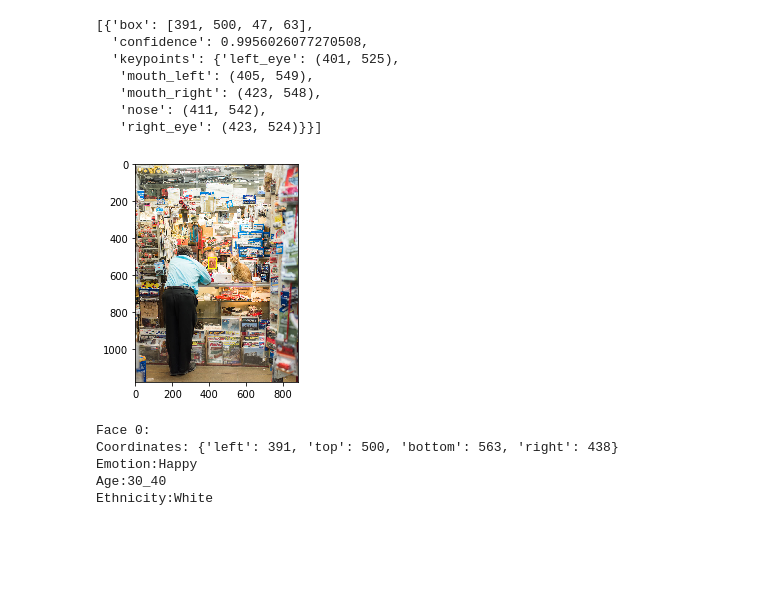
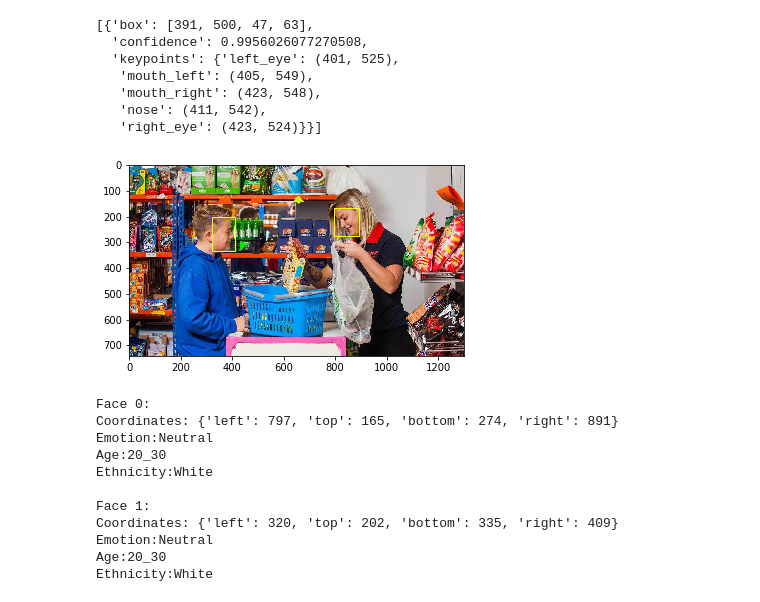
Before and after one commit to the360anuj/lets-face-it, a Jupyter notebook: tcs_submit.ipynb, the cells around one changed output. Cells and saved outputs as stored; diff of their text form; code cells hidden in the pictures; blank space fills up the shorter version.

```diff
--- a/tcs_submit.ipynb
+++ b/tcs_submit.ipynb
@@ -557,5 +614,8 @@ result
 # %%
 def crop_faces(img, mtcnn_result):
+  '''
+  Crop the faces from the images using result from MTCNN
+  '''
   temp_faces = []
 
   img_height = img.shape[0]
@@ -566,8 +626,6 @@ def crop_faces(img, mtcnn_result):
       left, top, width, height = map(int,result['box'])
       right = left+width
       bottom = top+height
-      #print('>',width, height, left, top, right, bottom)
-
 
       # Make the bounding box a square
       width = min(width, height)
@@ -583,9 +641,6 @@ def crop_faces(img, mtcnn_result):
       bottom = top+height
       right = left+width
 
-      #print('>>',width, height, left, top, right, bottom)
-
-
       # Make sure that bounding box does not exceed image boundary
       overshoot_x = right - img_width
       overshoot_y = bottom - img_height
@@ -596,10 +651,10 @@ def crop_faces(img, mtcnn_result):
         top = top-overshoot_y
 
       if left<0:
-        top = top-left
+        #top = top-left
         left = 0
       if top<0:
-        left = left-top
+        #left = left-top
         top=0
 
       width = right-left
@@ -611,8 +666,6 @@ def crop_faces(img, mtcnn_result):
       bottom = top+height
       right = left+width
 
-
-      #print(width, height)
       tmp_img = img[top:bottom,left:right]
       if tmp_img.shape[0]:
         tmp_img = cv2.resize(tmp_img,(100,100))
@@ -643,6 +696,15 @@ extract_faces(imgs[8])
    'right_eye': (423, 524)}}]
 # %%
 def predict_faces(img):
+  '''
+  Feed the image to the model to get annotation prediction.
+  Input: Image as numpy array to predict annotation.
+  Steps-
+  1. Feed images to MTCNN to get face coordinates.
+  2. Crop the faces using MTCNN's result.
+  3. Feed the faces to annotation-prediction-models trained above (ethnicity, emotion and age)
+  4. Display the result
+  '''
   result = extract_faces(img)
   cropped_faces = crop_faces(img, result)
   if len(cropped_faces) == 0:
@@ -659,21 +721,27 @@ def predict_faces(img):
           'right':right
       }
       pred_em = emotion_model.predict(np.asarray([cropped_faces[i]]))
-      pred_eth = ethinicity_model.predict(np.asarray([cropped_faces[i]]))
+      pred_eth = ethnicity_model.predict(np.asarray([cropped_faces[i]]))
       pred_age = age_model.predict(np.asarray([cropped_faces[i]]))
       print('Face {0}:'.format(i))
       print('Coordinates:',str(coord))
       print('Emotion:'+emotion_list[np.argmax(pred_em)])
       print('Age:'+age_list[np.argmax(pred_age)])
       print('Ethnicity:'+e_list[np.argmax(pred_eth)])
-
-      #print('Face Coordinates: '+str(coord)+', Class '+emotion_list[np.argmax(pred)]+': Confidence '+max(pred))
+      print()
-# %%
-predict_faces(imgs[8])
-# %% [output]
-[figure, removed]
-Face 0:
-Coordinates: {'left': 391, 'top': 500, 'bottom': 563, 'right': 438}
-Emotion:Happy
-Age:30_40
-Ethnicity:White
+# %%
+# Get image from user and predict the annotation.
+predict_faces(imgs[0])
+# %% [output]
+[figure, added]
+Face 0:
+Coordinates: {'left': 797, 'top': 165, 'bottom': 274, 'right': 891}
+Emotion:Neutral
+Age:20_30
+Ethnicity:White
+
+Face 1:
+Coordinates: {'left': 320, 'top': 202, 'bottom': 335, 'right': 409}
+Emotion:Neutral
+Age:20_30
+Ethnicity:White
```
Also changed, not shown: parts of 36 cells of this notebook.
